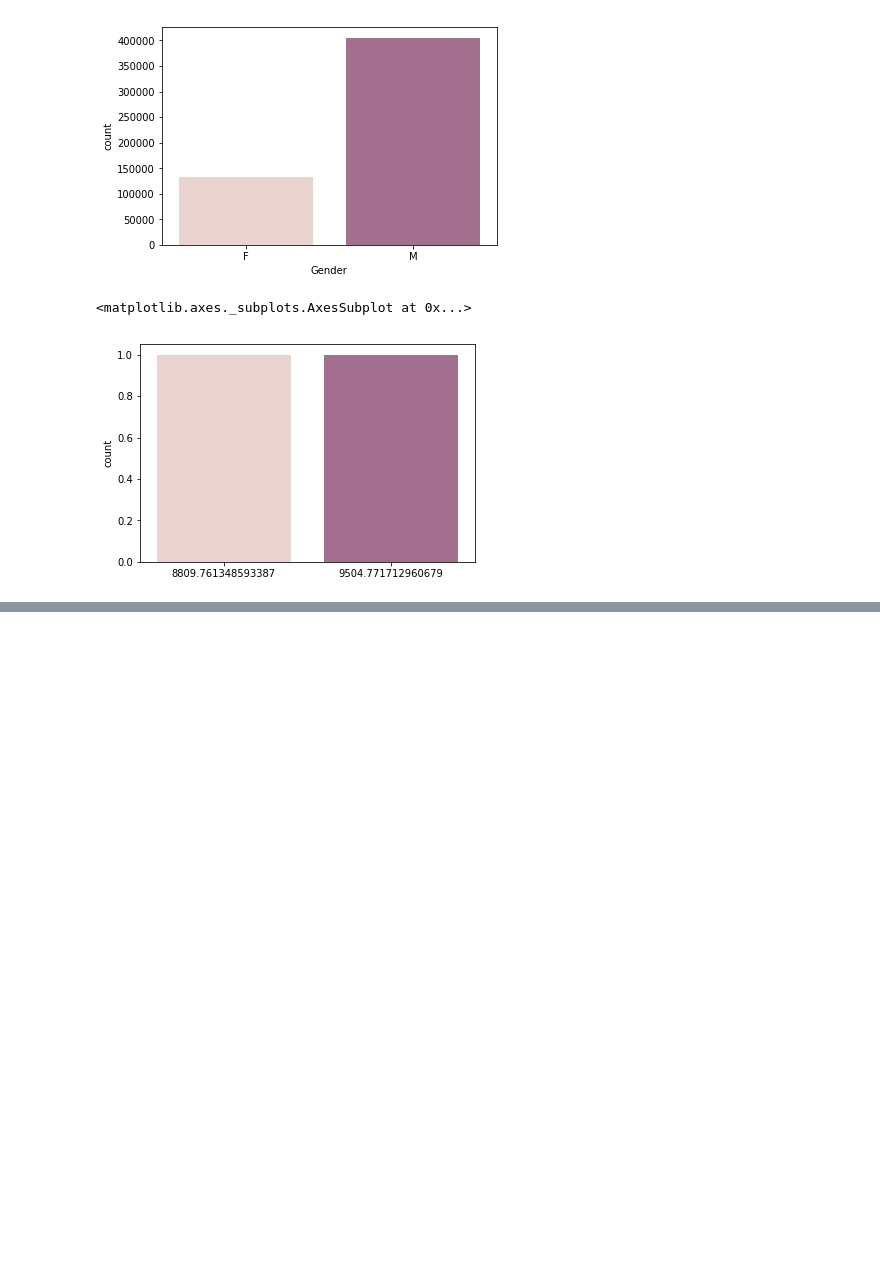
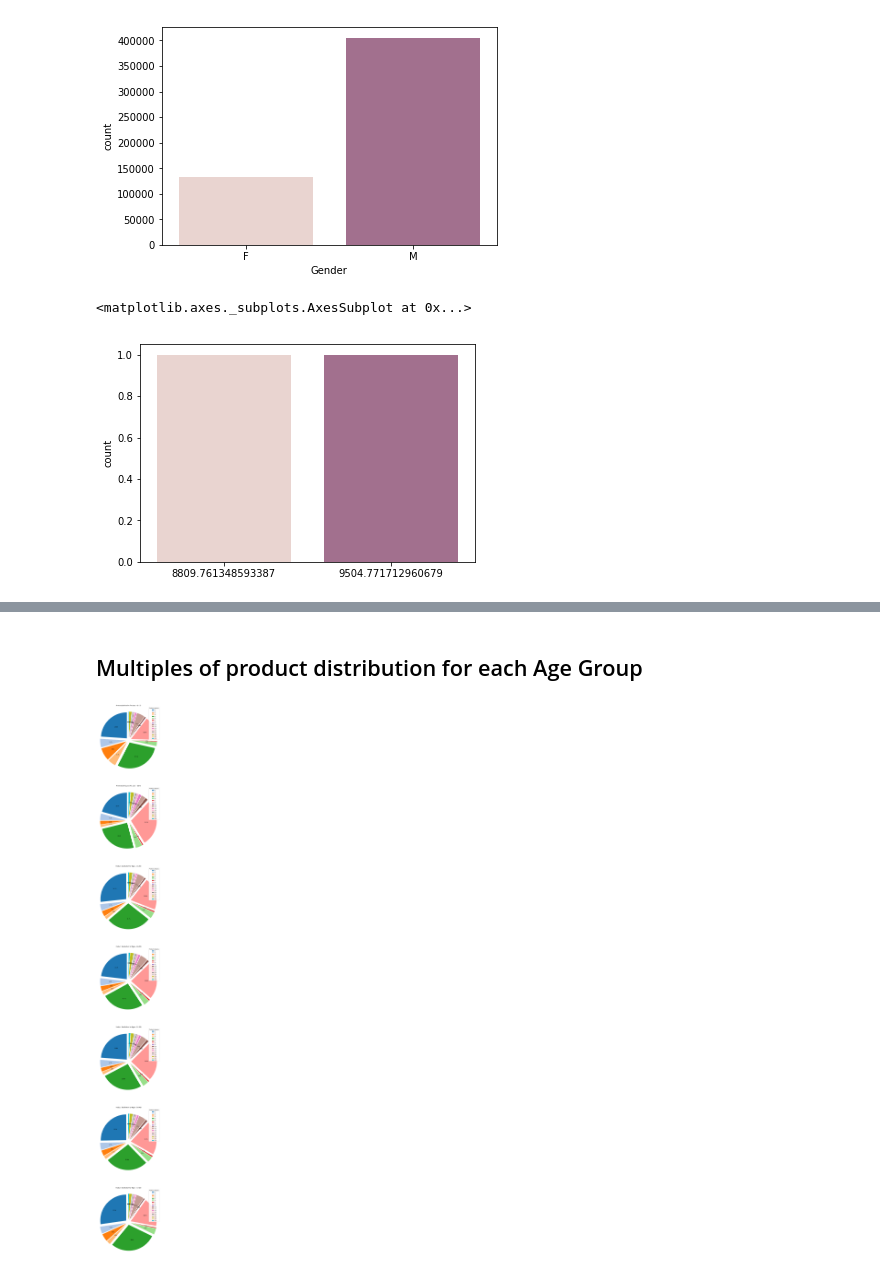
Before and after one commit to AkritiKapur/Black-Friday-Visualization, a Jupyter notebook: visualize.ipynb, the cells around one changed output, grey strips where cells are left out. Drawn from its saved outputs; the diff is of its cells as text; code cells hidden in the pictures; blank space fills up the shorter version.

```diff
--- a/visualize.ipynb
+++ b/visualize.ipynb
@@ -28,0 +51,26 @@ sns.countplot([m_amount, f_amount], palette=sns.cubehelix_palette(3))
+# %% [markdown]
+## Multiples of product distribution for each Age Group
+# %%
+# Get Product labels
+labels = np.arange(1, 19)
+
+cs=cm.tab20(np.arange(18)/18)
+
+ages = df['Age'].unique().tolist()
+f, ax = plt.subplots(7, figsize=(10,90))
+explode = [0.1] * 18
+
+for i in range(len(ages)):
+    df_counts = df[df.Age == ages[i]].Product_Category_1.value_counts()
+    df_counts = df_counts.sort_index()
+    # Plot
+    ax[i].pie(df_counts,colors=cs,startangle=90, explode=explode,
+            autopct='%1.1f%%')
+    ax[i].legend(labels, title="Product category", loc='upper right')
+    ax[i].set_title("Product distribution for Ages - ({})".format(ages[i]))
+
+    ax[i].axis('equal')
+
+plt.show()
+# %% [output]
+[figure, added]
```
Also changed, not shown: parts of 6 cells of this notebook.
